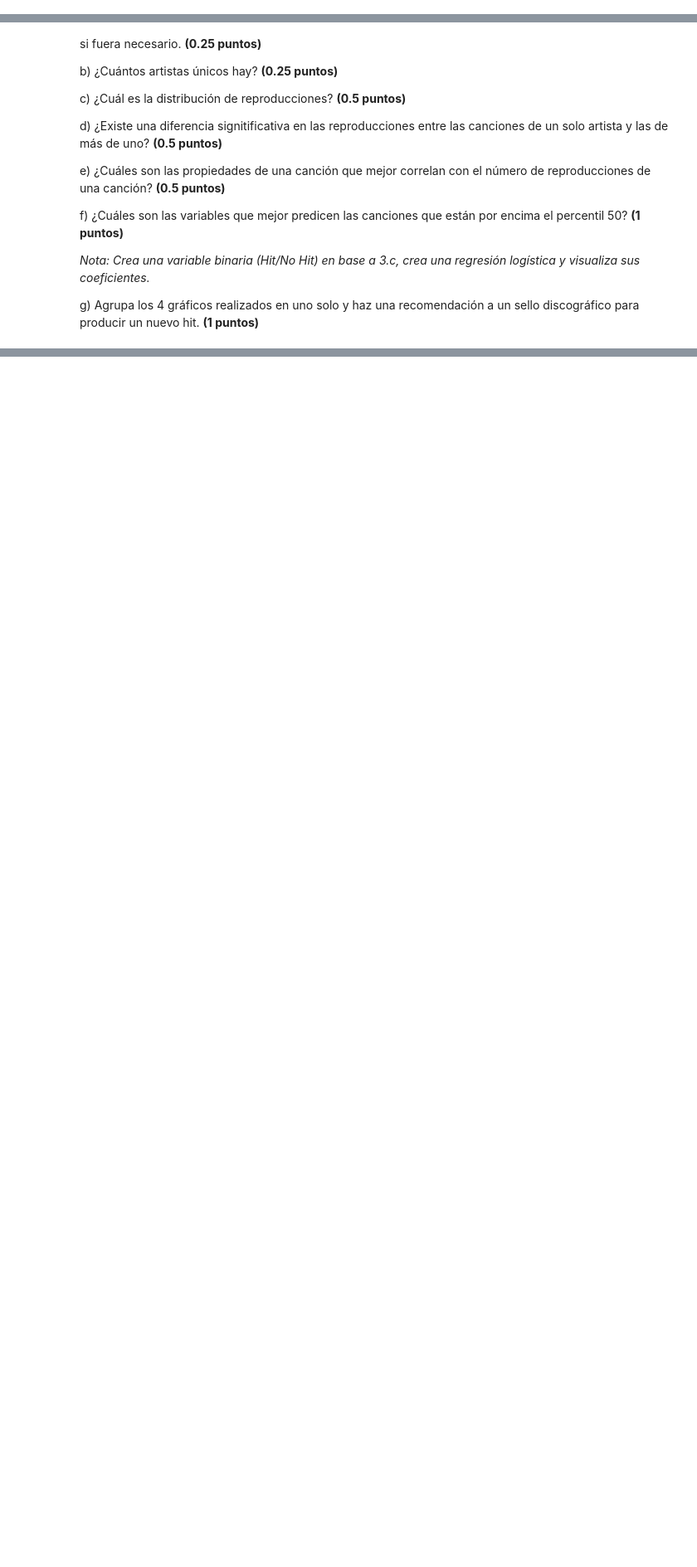
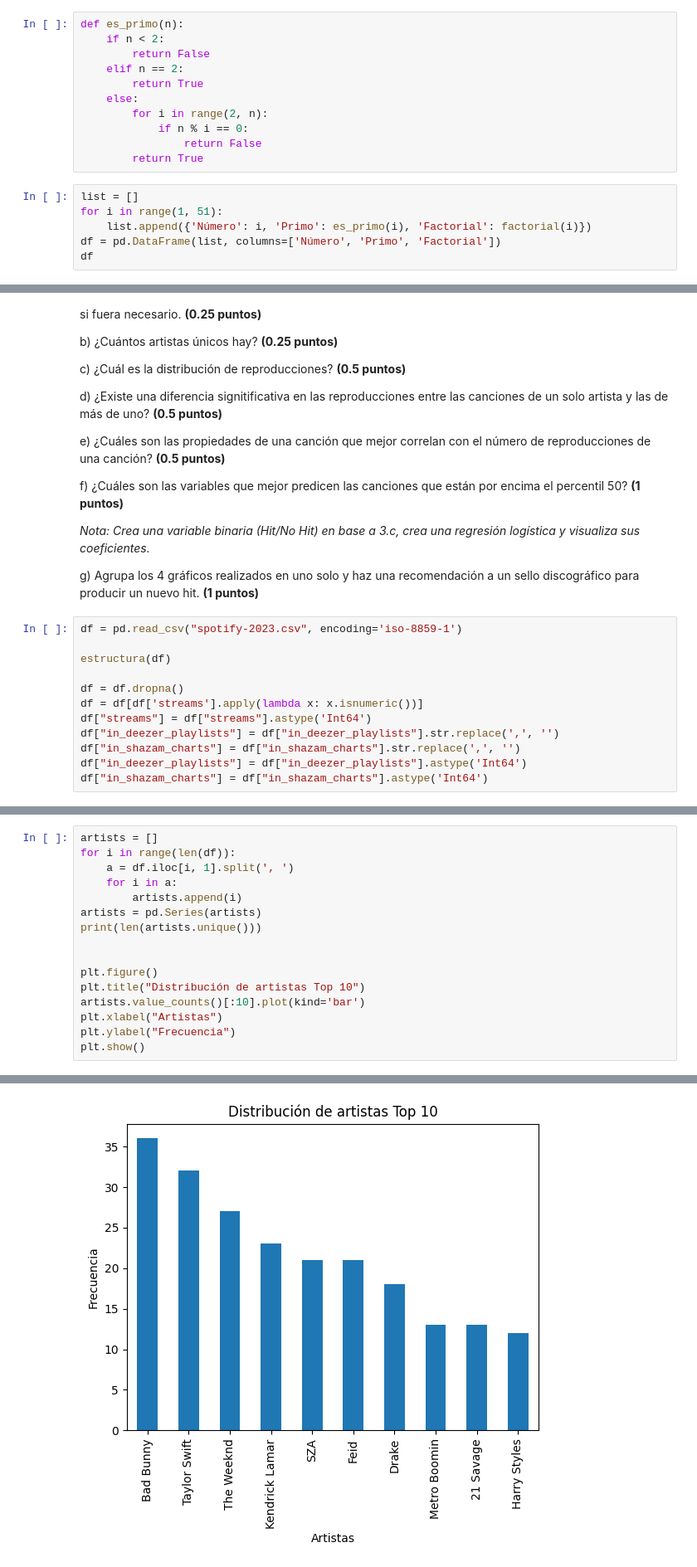
Before and after one commit to Alvaro-Olivie/Proyecto_VD, a Jupyter notebook: Prueba_Intertrimestral/Prueba_intertrimestral_18102023.ipynb, the cells around one changed output, grey strips where cells are left out. Shown: that part at 83% size. Saved outputs shown, nothing was run; the diff lists cells and outputs as text; blank space fills up the shorter version.

```diff
--- a/Prueba_Intertrimestral/Prueba_intertrimestral_18102023.ipynb
+++ b/Prueba_Intertrimestral/Prueba_intertrimestral_18102023.ipynb
@@ -46,0 +62,17 @@ d) ¿Cómo se podría programar en una clase las tres operaciones anteriores? **
+# %%
+def es_primo(n):
+    if n < 2:
+        return False
+    elif n == 2:
+        return True
+    else:
+        for i in range(2, n):
+            if n % i == 0:
+                return False
+        return True
+# %%
+list = []
+for i in range(1, 51):
+    list.append({'Número': i, 'Primo': es_primo(i), 'Factorial': factorial(i)})
+df = pd.DataFrame(list, columns=['Número', 'Primo', 'Factorial'])
+df
@@ -106,3 +220,15 @@ f) ¿Cuáles son las variables que mejor predicen las canciones que están por e
 *Nota: Crea una variable binaria (Hit/No Hit) en base a 3.c, crea una regresión logística y visualiza sus coeficientes.*
 
 g) Agrupa los 4 gráficos realizados en uno solo y haz una recomendación a un sello discográfico para producir un nuevo hit. **(1 puntos)**
+# %%
+df = pd.read_csv("spotify-2023.csv", encoding='iso-8859-1')
+
+estructura(df)
+
+df = df.dropna()
+df = df[df['streams'].apply(lambda x: x.isnumeric())]
+df["streams"] = df["streams"].astype('Int64')
+df["in_deezer_playlists"] = df["in_deezer_playlists"].str.replace(',', '')
+df["in_shazam_charts"] = df["in_shazam_charts"].str.replace(',', '')
+df["in_deezer_playlists"] = df["in_deezer_playlists"].astype('Int64')
+df["in_shazam_charts"] = df["in_shazam_charts"].astype('Int64')
@@ -108,0 +253,17 @@ g) Agrupa los 4 gráficos realizados en uno solo y haz una recomendación a un s
+# %%
+artists = []
+for i in range(len(df)):
+    a = df.iloc[i, 1].split(', ')
+    for i in a:
+        artists.append(i)
+artists = pd.Series(artists)
+print(len(artists.unique()))
+
+
+plt.figure()
+plt.title("Distribución de artistas Top 10")
+artists.value_counts()[:10].plot(kind='bar')
+plt.xlabel("Artistas")
+plt.ylabel("Frecuencia")
+plt.show()
+# %% [output]
@@ -108,0 +271 @@ g) Agrupa los 4 gráficos realizados en uno solo y haz una recomendación a un s
+[figure, added]
```
Also changed, not shown: parts of 13 cells of this notebook.
